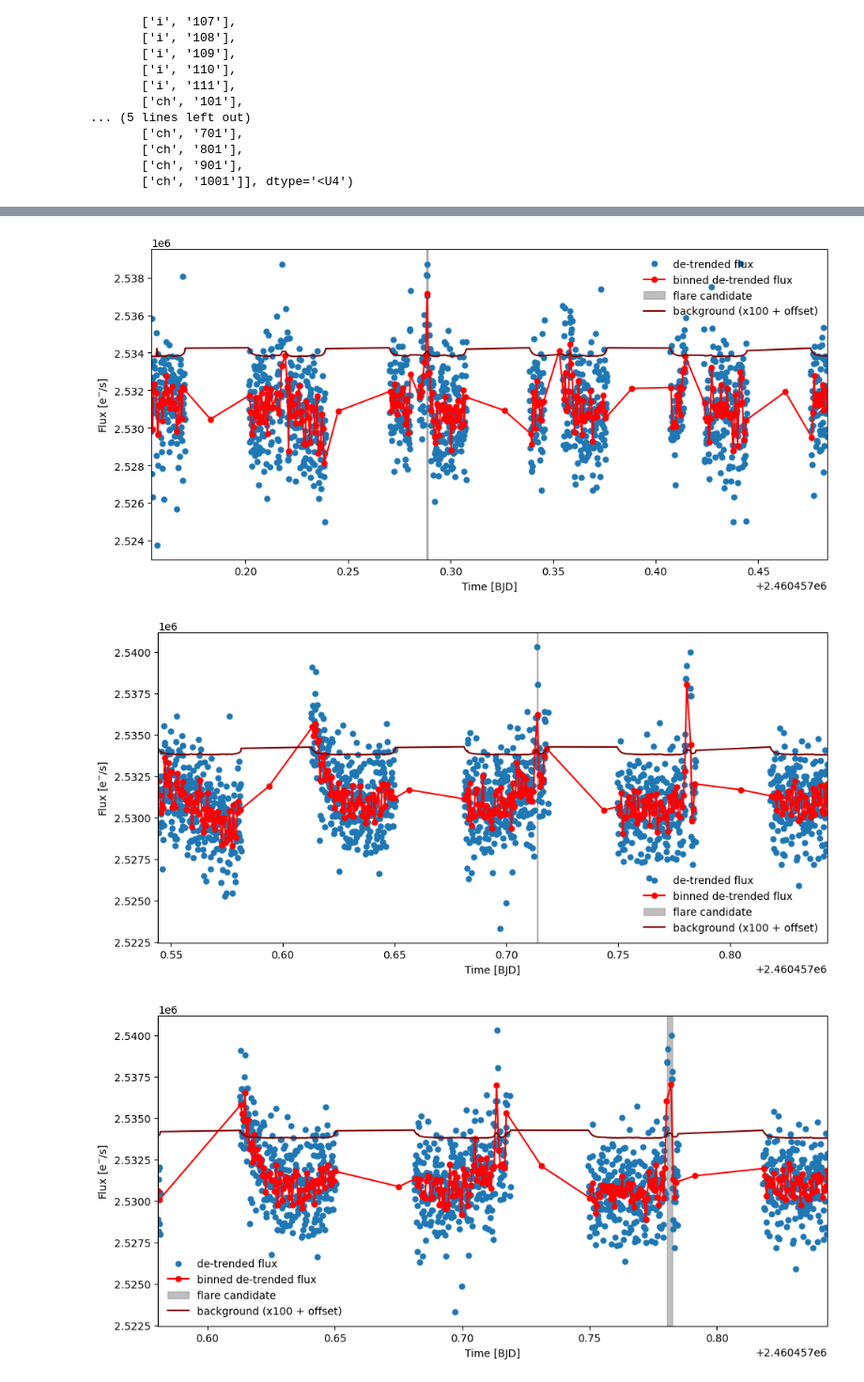
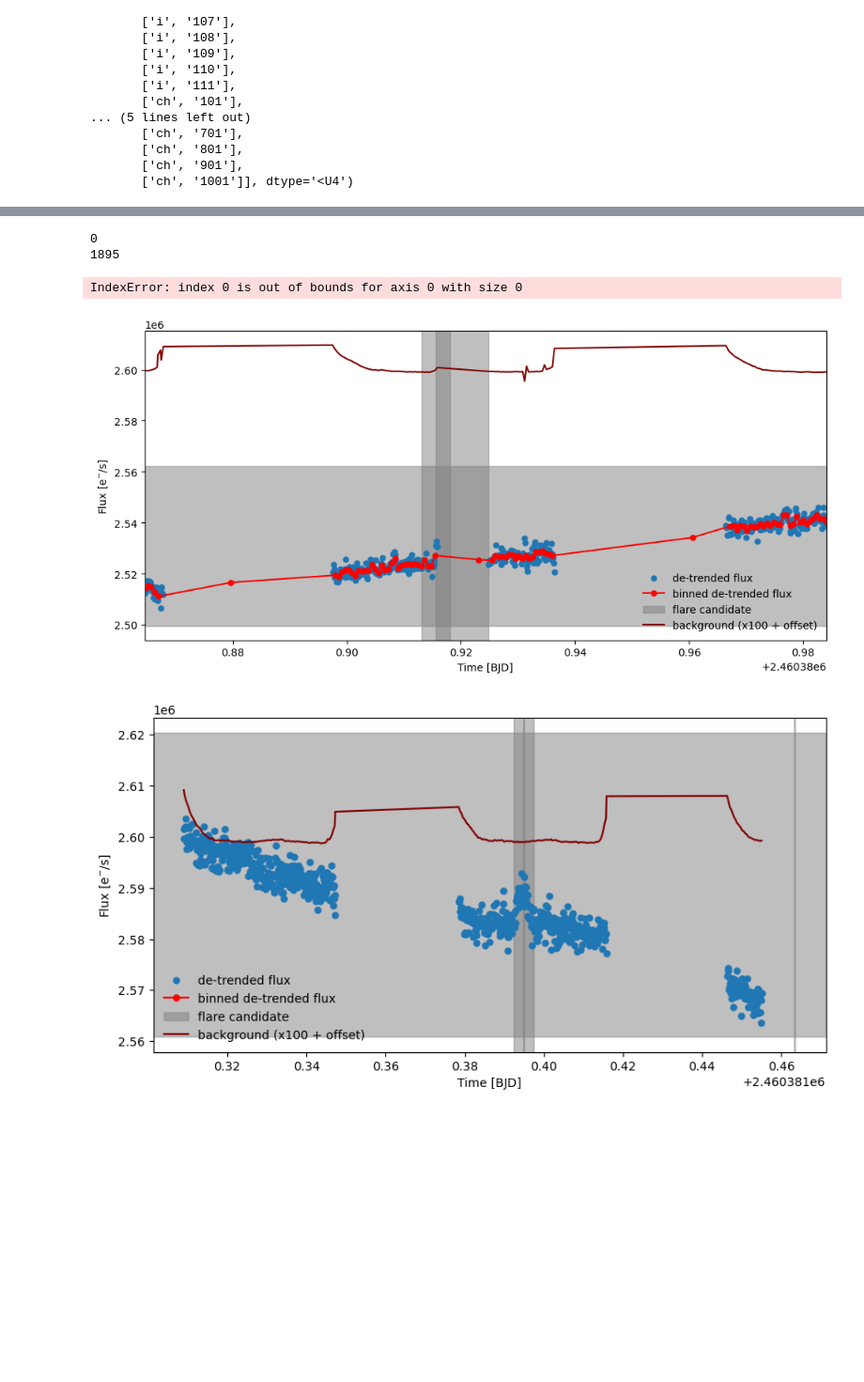
Before and after one commit to ekaterinailin/hip67522-spi, a Jupyter notebook: x_inspect_cheops_flare_candidates.ipynb, the cells around one changed output, grey strips where cells are left out. Shown at 94% size. Drawn from its saved outputs; the diff is of its cells as text; code cells hidden in the pictures; blank space fills up the shorter version.

```diff
--- a/x_inspect_cheops_flare_candidates.ipynb
+++ b/x_inspect_cheops_flare_candidates.ipynb
@@ -71,54 +71,65 @@ for i, row in flares.iterrows():
     plt.figure(figsize=(10, 5))
 
     # how much to show around the flare
-    window = 0.2
+    window = 0.06
 
     # flare mask
-    flare_m = (df.time > (row.tstart - window)) & (df.time < (row.tstop + window))
+    flare_m = (df.time > (row.tstart - window - 0.05)) & (df.time < (row.tstop + window ))
+
+    print(np.where(flare_m)[0][0])
 
     # apply the mask
     tflare = df.time[flare_m].values
-    fflare = df.flux[flare_m].values
+    fflare = df.masked_raw_flux[flare_m].values
     bgflare = df.bg[flare_m].values
+
+    std = np.std(fflare)
+    mean = np.median(fflare)
 
     # calculate factor to scale the background
     rangetflare = np.max(fflare) - np.min(fflare)
 
     # scale the background
-    bgflare = bgflare*100 + np.median(df.flux)#(bgflare - np.median(bgflare))*rangetflare/10 + np.median(df.flux) + rangetflare
+    bgflare = bgflare*1000 + np.median(df.flux)#(bgflare - np.median(bgflare))*rangetflare/10 + np.median(df.flux) + rangetflare
 
     # plot the data
     plt.plot(tflare, fflare, ".", markersize=10, label="de-trended flux")
 
     # now bin the data to show in overlay
     binsize = 5
 
     index = tflare.shape[0] % binsize
 
     # drop the last few data points
     t1 = tflare[:-index]
     f1 = fflare[:-index]
 
     # bin the data
     binned_t = np.mean(t1.reshape(-1, binsize), axis=1)
     binned_f = np.mean(f1.reshape(-1, binsize), axis=1)
 
     # plot the binned data
     plt.plot(binned_t, binned_f, ".-", markersize=10, color="red", label="binned de-trended flux")
 
     # shade the region of the flare
+    plt.axvspan(row.tstart-0.0025, row.tstart+0.0025, alpha=0.5, color="grey")#, label="flare candidate")
+    plt.axvspan(row.tstart+98.6/60/24, row.tstop+98.6/60/24, alpha=0.5, color="grey")#, label="flare candidate")
     plt.axvspan(row.tstart, row.tstop, alpha=0.5, color="grey", label="flare candidate")
+
+    plt.axhspan(mean - 3* std, mean + 4*std, alpha=0.5, color="grey")
 
     plt.plot(tflare, bgflare, color="maroon", label="background (x100 + offset)")
 
     # layout
     plt.xlabel(time_label)
     plt.ylabel(flux_label)
     plt.legend(frameon=False)
     plt.xlim(binned_t[0], binned_t[-1])
     plt.tight_layout()
     # plt.savefig(f"../plots/paper/false_positive_flare_{file[1]}{file[0]}_{i}.png")
 # %% [output]
+0
+1895
+IndexError: index 0 is out of bounds for axis 0 with size 0
-[figure, old version]
+[figure, new version]
-[figure, old version]
+[figure, new version]
-[figure, removed]
```
Also changed, not shown: parts of 6 cells of this notebook.
